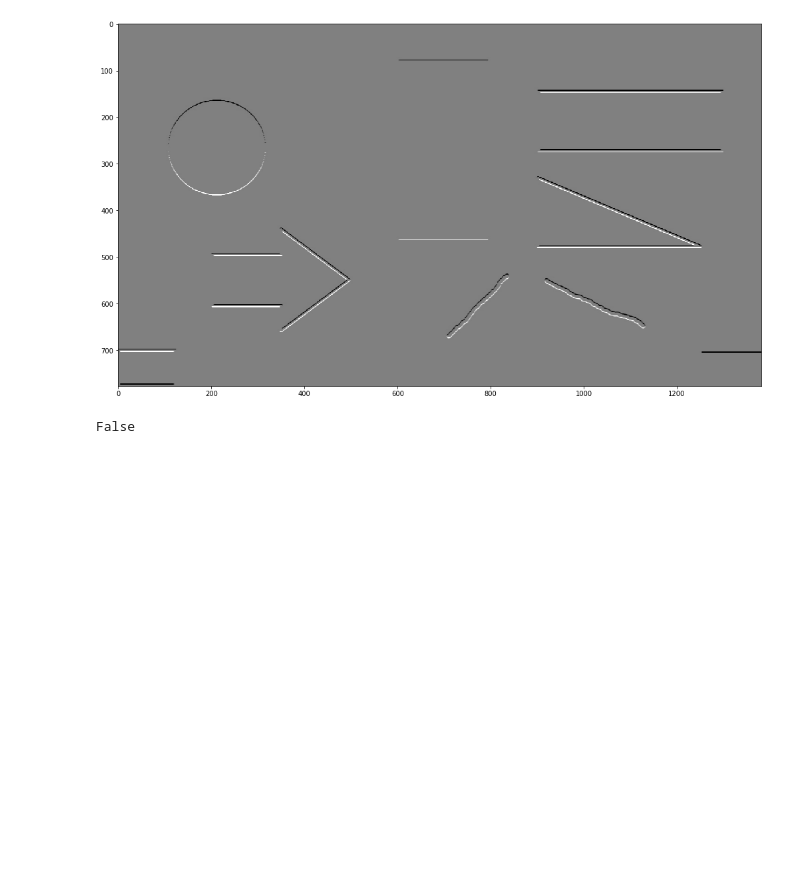
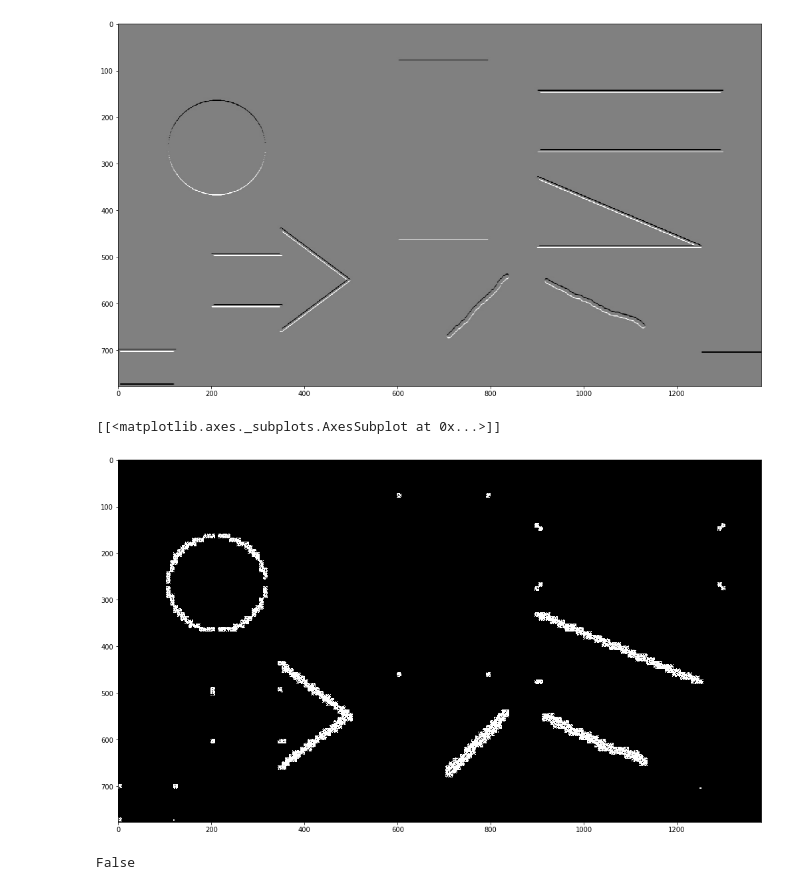
Before and after one commit to mrtpk/mrtpk.github.io, a Jupyter notebook: image gradient.ipynb, the cells around one changed output. Saved outputs shown, nothing was run; the diff lists cells and outputs as text; code cells hidden in the pictures; blank space fills up the shorter version.

```diff
--- a/image gradient.ipynb
+++ b/image gradient.ipynb
@@ -54,6 +54,11 @@ plot([[y]])#,[xy,txy]
 # %% [output]
 [[<matplotlib.axes._subplots.AxesSubplot at 0x...>]]
 [figure]
+# %%
+plot([[np.logical_and(x, y)]])
+# %% [output]
+[[<matplotlib.axes._subplots.AxesSubplot at 0x...>]]
+[figure, added]
 # %%
 np.allclose(xy, txy)
 # %% [output]
```
Also changed, not shown: parts of 1 cell of this notebook, 3 other files.
